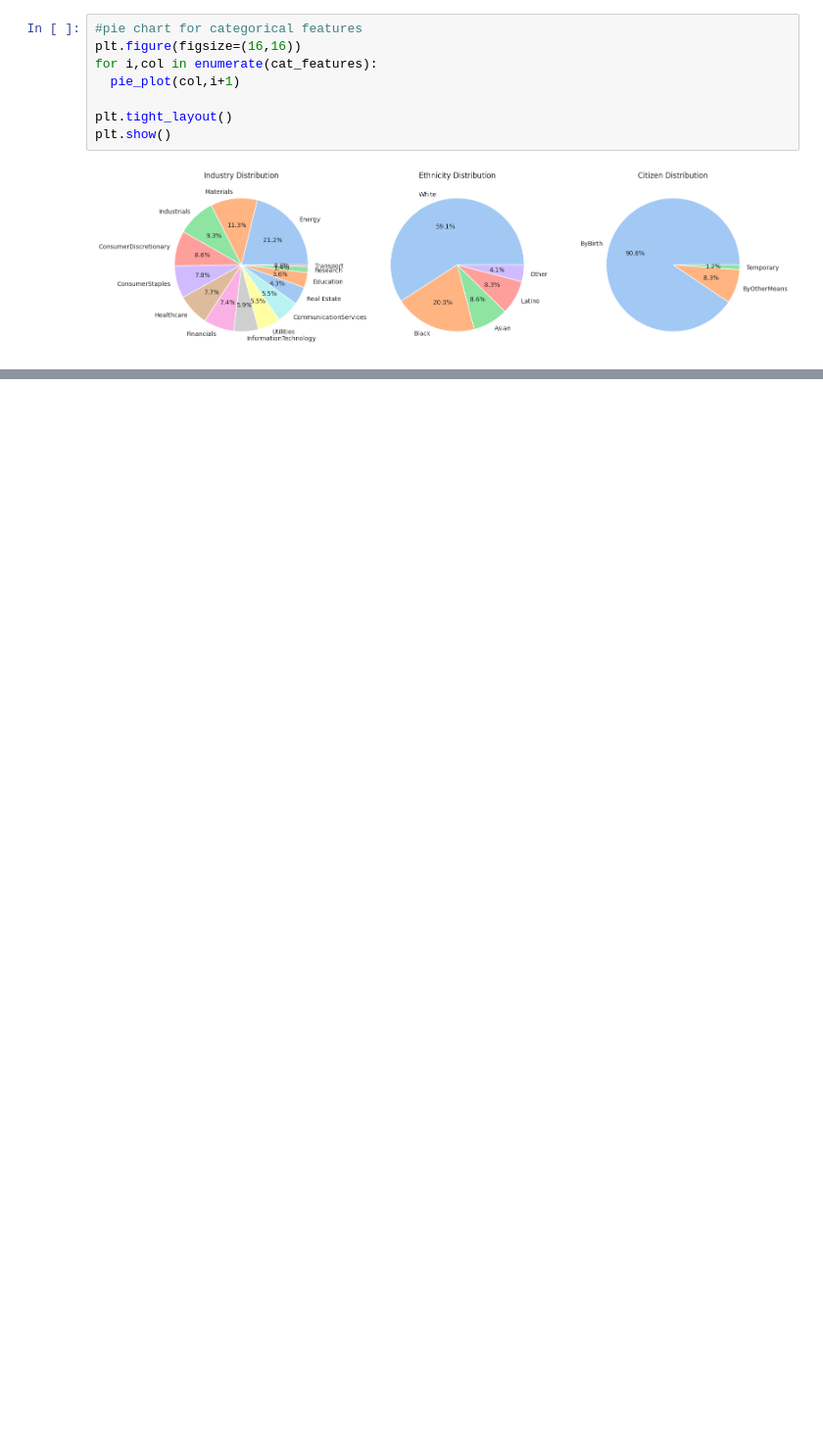
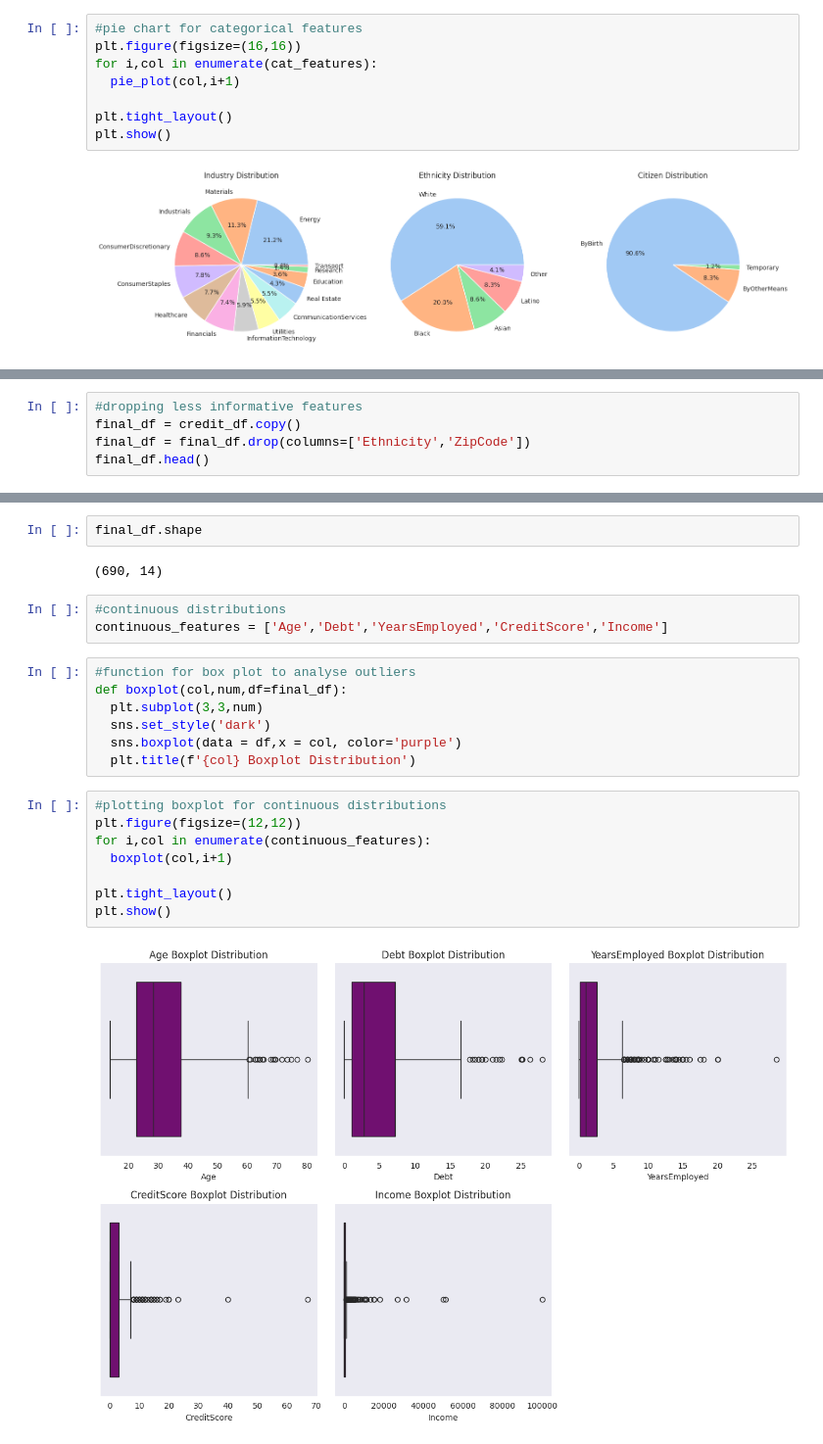
Before and after one commit to anujott-codes/Credit-Loan-Approval, a Jupyter notebook: Credit_Approval.ipynb, the cells around one changed output, grey strips where cells are left out. Shown at 98% size. Saved outputs shown, nothing was run; the diff lists cells and outputs as text; blank space fills up the shorter version.

```diff
--- a/Credit_Approval.ipynb
+++ b/Credit_Approval.ipynb
@@ -157,0 +198,5 @@ plt.show()
+# %%
+#dropping less informative features
+final_df = credit_df.copy()
+final_df = final_df.drop(columns=['Ethnicity','ZipCode'])
+final_df.head()
@@ -157,0 +210,24 @@ plt.show()
+# %%
+final_df.shape
+# %% [output]
+(690, 14)
+# %%
+#continuous distributions
+continuous_features = ['Age','Debt','YearsEmployed','CreditScore','Income']
+# %%
+#function for box plot to analyse outliers
+def boxplot(col,num,df=final_df):
+  plt.subplot(3,3,num)
+  sns.set_style('dark')
+  sns.boxplot(data = df,x = col, color='purple')
+  plt.title(f'{col} Boxplot Distribution')
+# %%
+#plotting boxplot for continuous distributions
+plt.figure(figsize=(12,12))
+for i,col in enumerate(continuous_features):
+  boxplot(col,i+1)
+
+plt.tight_layout()
+plt.show()
+# %% [output]
+[figure, added]
```
Also changed, not shown: parts of 9 cells of this notebook.
